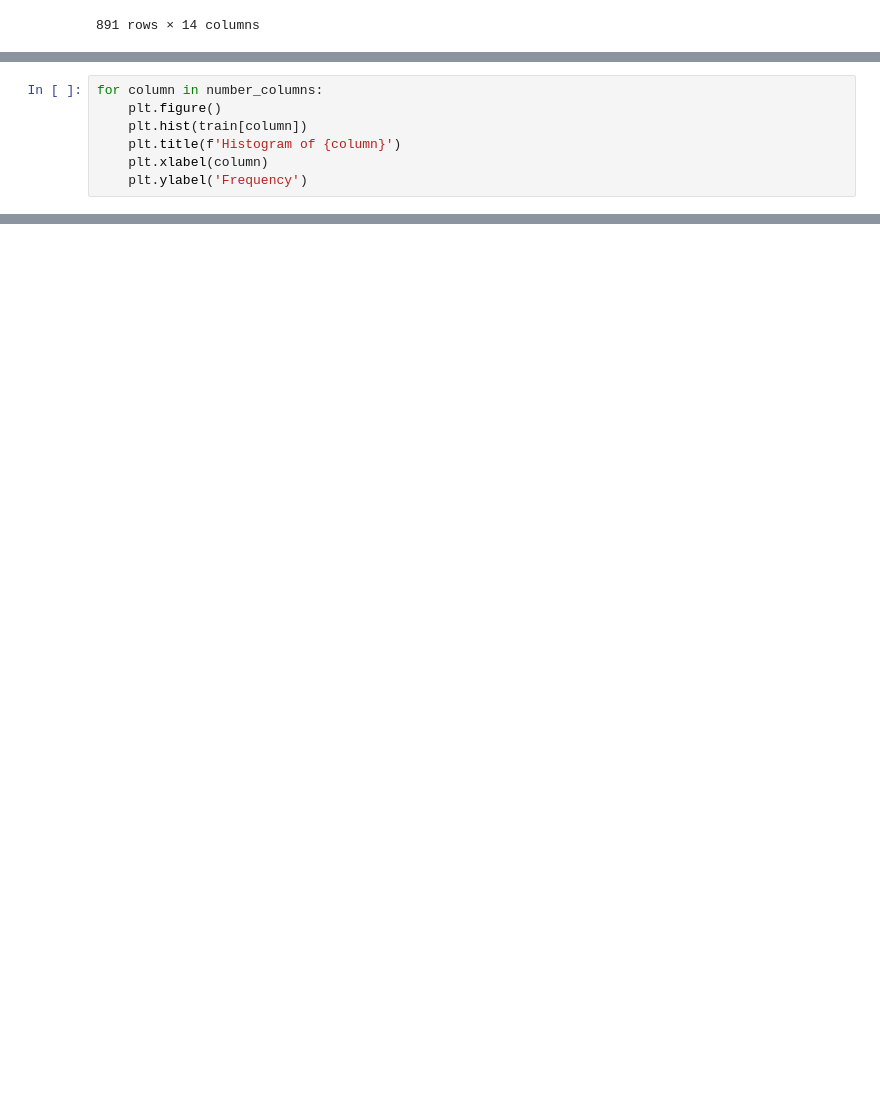
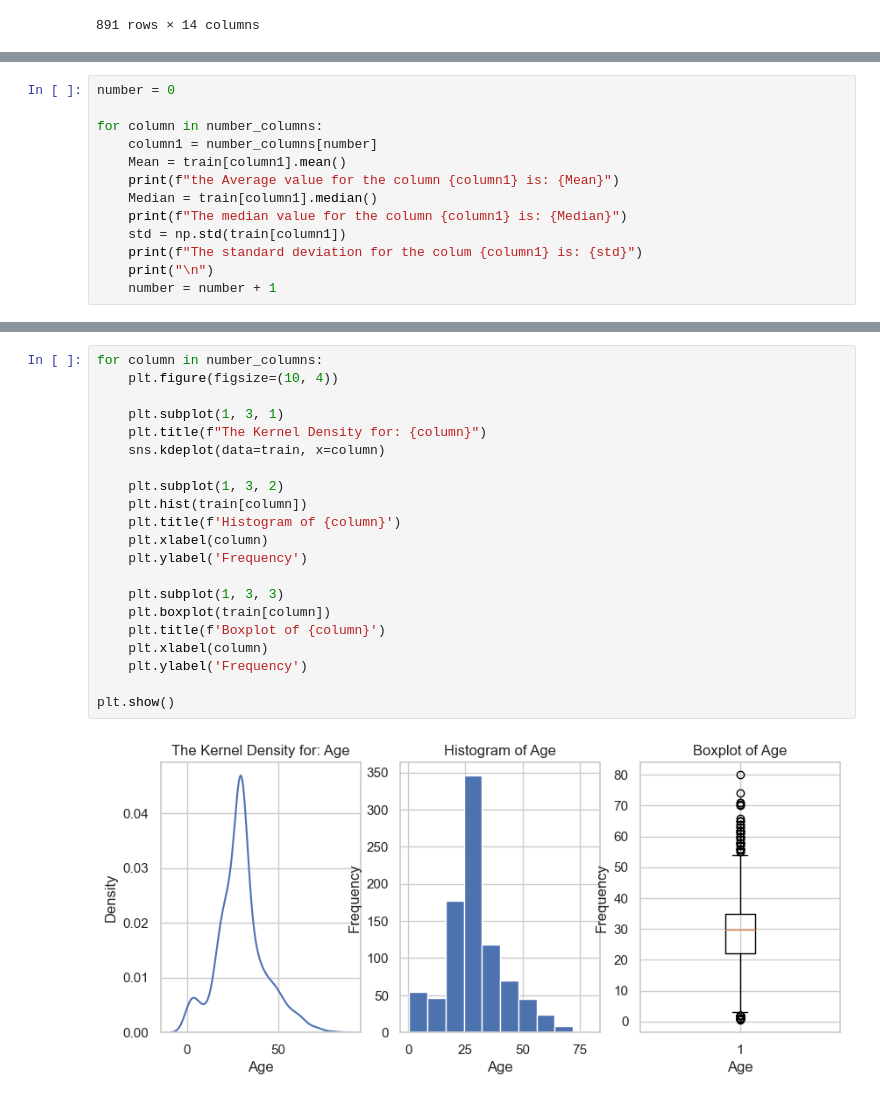
Before and after one commit to JelleWierenga/Kaggle-Titanic, a Jupyter notebook: Main.ipynb, the cells around one changed output, grey strips where cells are left out. Drawn from its saved outputs; the diff is of its cells as text; blank space fills up the shorter version.

Commit message:
add some plots, combine some plots and add some univariate plots

```diff
--- a/Main.ipynb
+++ b/Main.ipynb
@@ -240,7 +169,0 @@ The standard deviation for the colum Famaly_size is: 1.6125528671095162
-# %%
-for column in number_columns:
-    plt.figure()
-    plt.hist(train[column])
-    plt.title(f'Histogram of {column}')
-    plt.xlabel(column)
-    plt.ylabel('Frequency')
@@ -250,0 +201,13 @@ for column in number_columns:
+# %%
+number = 0
+
+for column in number_columns:
+    column1 = number_columns[number]
+    Mean = train[column1].mean()
+    print(f"the Average value for the column {column1} is: {Mean}")
+    Median = train[column1].median()
+    print(f"The median value for the column {column1} is: {Median}")
+    std = np.std(train[column1])
+    print(f"The standard deviation for the colum {column1} is: {std}")
+    print("\n")
+    number = number + 1
@@ -250,0 +228,23 @@ for column in number_columns:
+# %%
+for column in number_columns:
+    plt.figure(figsize=(10, 4))
+
+    plt.subplot(1, 3, 1)
+    plt.title(f"The Kernel Density for: {column}")
+    sns.kdeplot(data=train, x=column)
+
+    plt.subplot(1, 3, 2)
+    plt.hist(train[column])
+    plt.title(f'Histogram of {column}')
+    plt.xlabel(column)
+    plt.ylabel('Frequency')
+
+    plt.subplot(1, 3, 3)
+    plt.boxplot(train[column])
+    plt.title(f'Boxplot of {column}')
+    plt.xlabel(column)
+    plt.ylabel('Frequency')
+
+plt.show()
+# %% [output]
+[figure, added]
```
Also changed, not shown: parts of 19 cells of this notebook.
